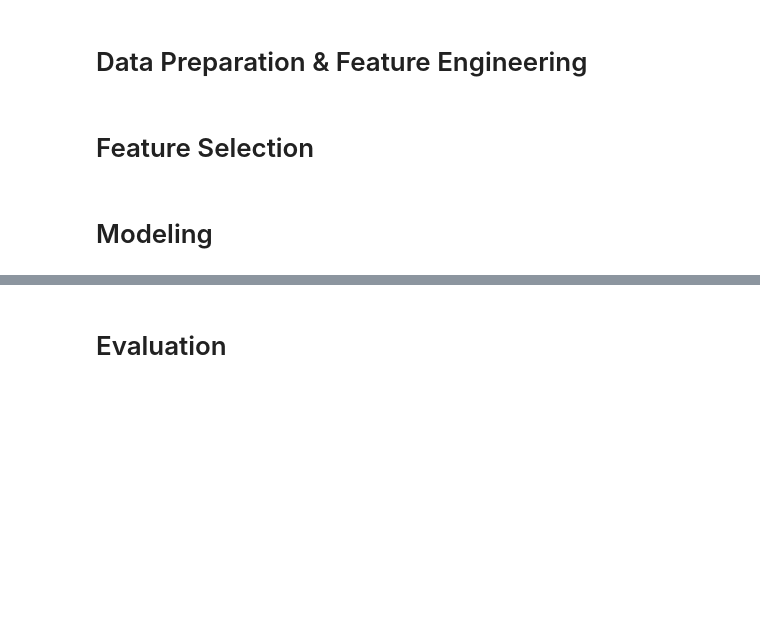
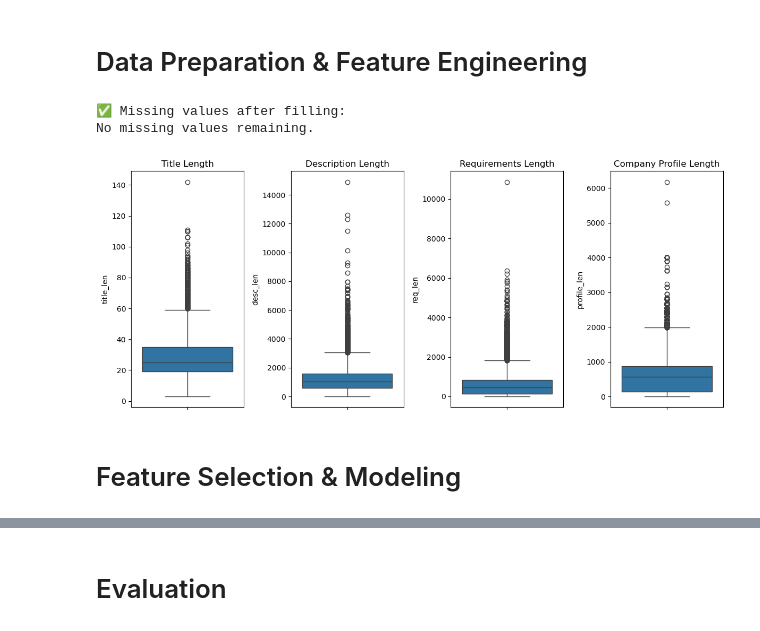
Before and after one commit to navanodonavan/MSAAI510FinalProjectGroup4, a Jupyter notebook: Final Project Section5-Team 4.ipynb, the cells around one changed output, grey strips where cells are left out. Drawn from its saved outputs; the diff is of its cells as text; code cells hidden in the pictures; blank space fills up the shorter version.

Commit message:
Updated notebook with EDA/Data Prep and DistilBERT
added EDA, Data Preparation, and added model code for DistilBERT with class imbalance measures

```diff
--- a/Final Project Section5-Team 4.ipynb
+++ b/Final Project Section5-Team 4.ipynb
@@ -141,7 +152,59 @@ plt.show()
 [figure]
 # %% [markdown]
 # Data Preparation & Feature Engineering
+# %%
+# missing values
+missing_summary = df.isnull().sum().sort_values(ascending=False)
+
+# fill categorical columns with "unknown"
+categorical_fill = ['department', 'salary_range', 'company_profile', 'requirements',
+                    'benefits', 'employment_type', 'required_experience',
+                    'required_education', 'industry', 'function', 'location', 'description', 'title']
+
+df[categorical_fill] = df[categorical_fill].fillna("Unknown")
+
+# output results
+remaining_missing = df.isnull().sum()
+print("\n✅ Missing values after filling:")
+print(remaining_missing[remaining_missing > 0] if remaining_missing.sum() > 0 else "No missing values remaining.")
+# %% [output]
+✅ Missing values after filling:
+No missing values remaining.
+# %%
+# visualizing outliers
+# calculate 95th percentile
+title_threshold = df['title_len'].quantile(0.95)
+desc_threshold = df['desc_len'].quantile(0.95)
+req_threshold = df['req_len'].quantile(0.95)
+profile_threshold = df['profile_len'].quantile(0.95)
+
+# id outliers for later use potentially
+df['title_len_outlier'] = (df['title_len'] > title_threshold).astype(int)
+df['desc_len_outlier'] = (df['desc_len'] > desc_threshold).astype(int)
+df['req_len_outlier'] = (df['req_len'] > req_threshold).astype(int)
+df['profile_len_outlier'] = (df['profile_len'] > profile_threshold).astype(int)
+
+plt.figure(figsize=(12, 5))
+
+plt.subplot(1, 4, 1)
+sns.boxplot(y=df['title_len'])
+plt.title('Title Length')
+
+plt.subplot(1, 4, 2)
+sns.boxplot(y=df['desc_len'])
+plt.title('Description Length')
+
+plt.subplot(1, 4, 3)
+sns.boxplot(y=df['req_len'])
+plt.title('Requirements Length')
+
+plt.subplot(1, 4, 4)
+sns.boxplot(y=df['profile_len'])
+plt.title('Company Profile Length')
+
+plt.tight_layout()
+plt.show()
+# %% [output]
+[figure, added]
 # %% [markdown]
-# Feature Selection
+# Feature Selection & Modeling
-# %% [markdown]
-# Modeling
```
Also changed, not shown: parts of 14 cells of this notebook.
